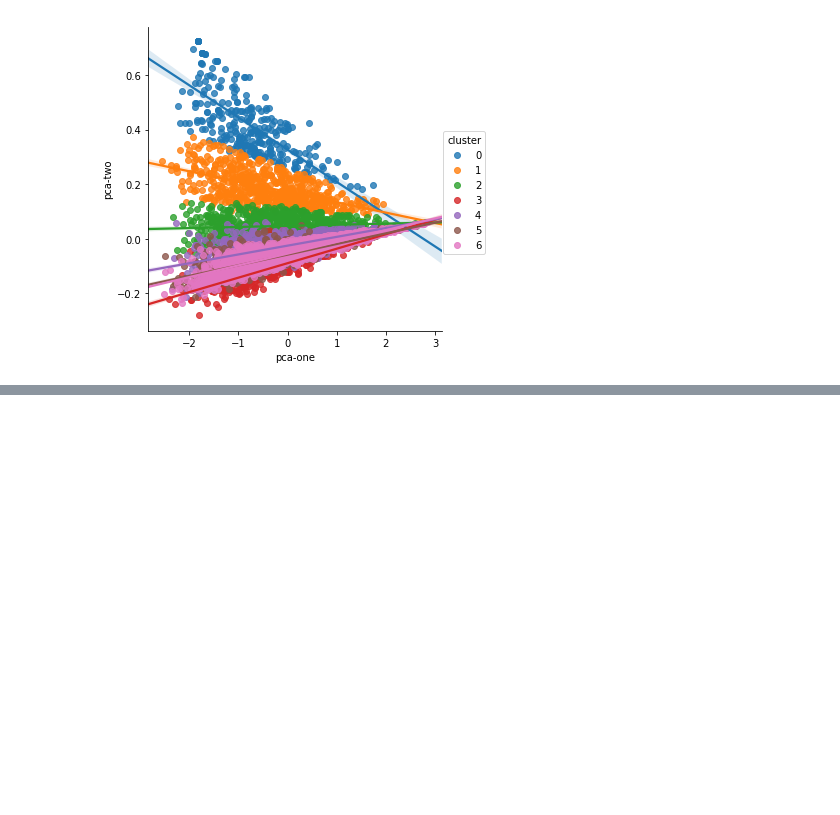
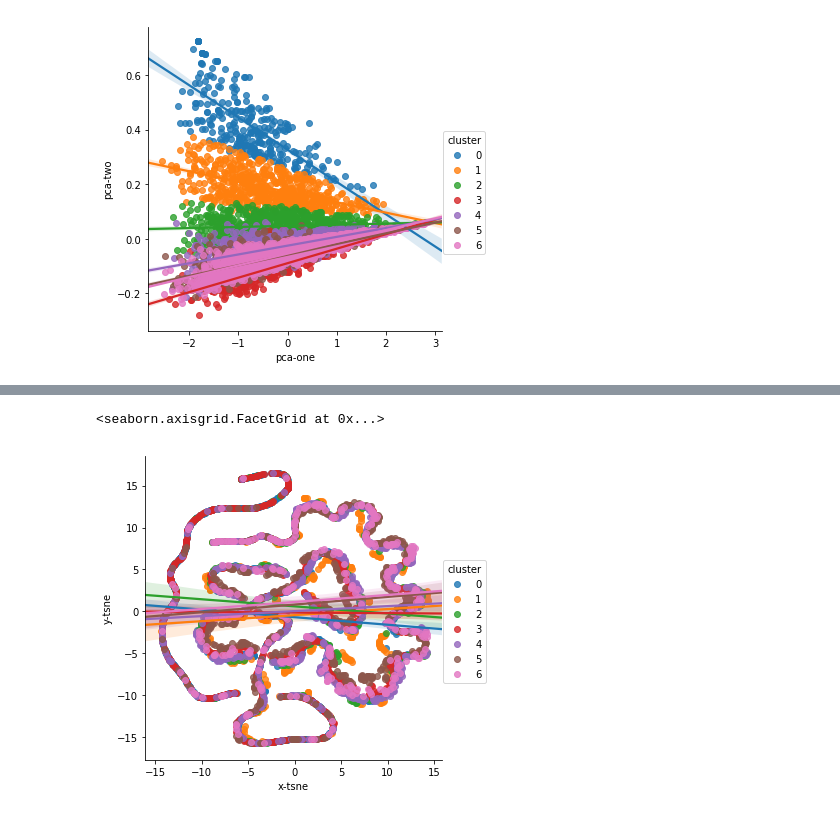
Before and after one commit to viralrathod/airline_review_insight, a Jupyter notebook: dcal_word_embeddings.ipynb, the cells around one changed output, grey strips where cells are left out. Saved outputs shown, nothing was run; the diff lists cells and outputs as text; code cells hidden in the pictures; blank space fills up the shorter version.

```diff
--- a/dcal_word_embeddings.ipynb
+++ b/dcal_word_embeddings.ipynb
@@ -929,0 +1027,5 @@ seaborn.lmplot("pca-one", "pca-two", df_pos, hue = "cluster")
+# %%
+seaborn.lmplot("x-tsne", "y-tsne", df_neg, hue = "cluster")
+# %% [output]
+<seaborn.axisgrid.FacetGrid at 0x...>
+[figure, added]
```
Also changed, not shown: parts of 28 cells of this notebook.
